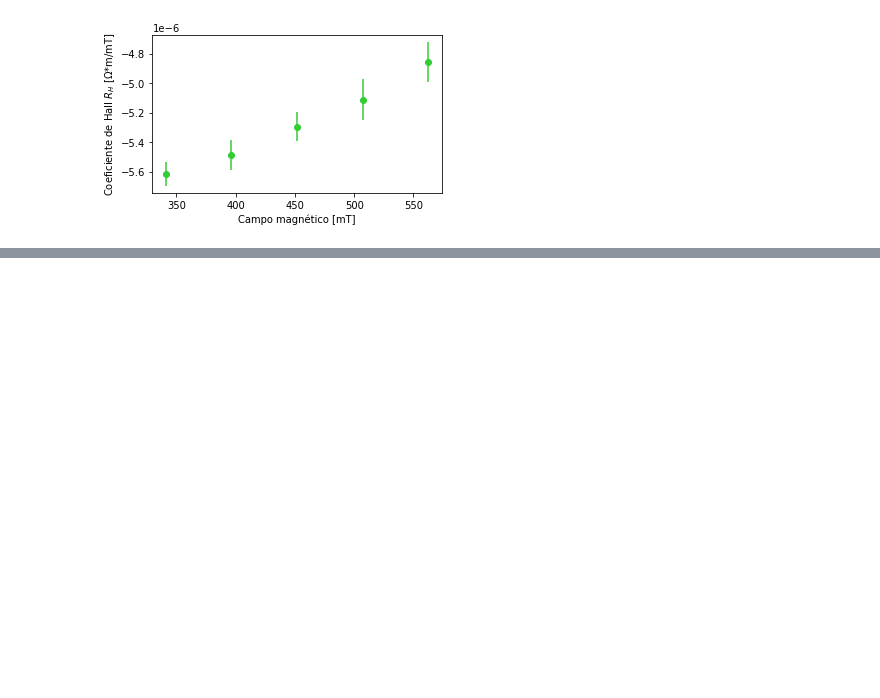
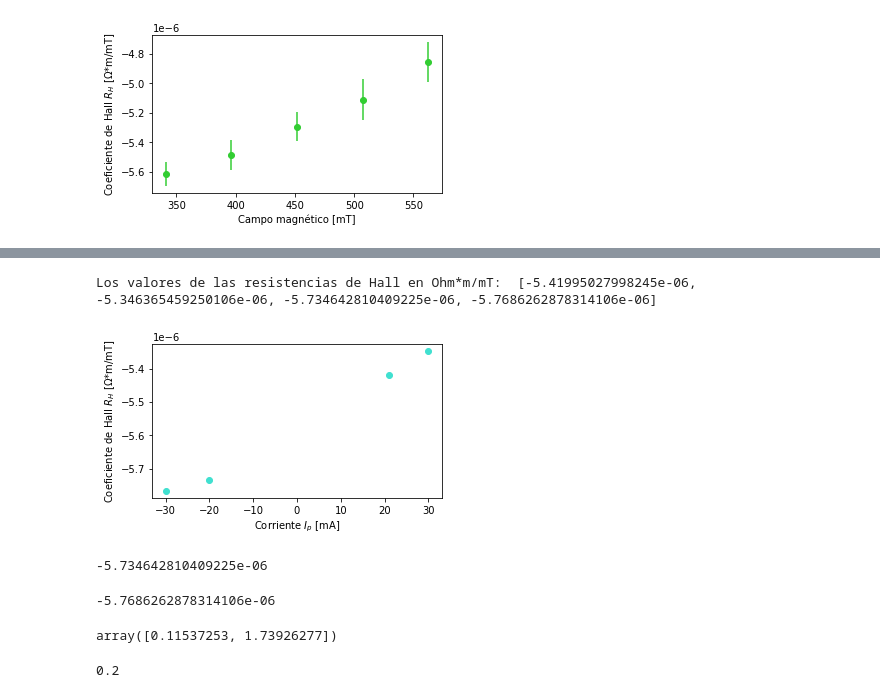
Before and after one commit to sofiaalvarezlopez/Laboratorio-Intermedio, a Jupyter notebook: Efecto Hall/Efecto Hall.ipynb, the cells around one changed output, grey strips where cells are left out. Saved outputs shown, nothing was run; the diff lists cells and outputs as text; code cells hidden in the pictures; blank space fills up the shorter version.

```diff
--- a/Efecto Hall/Efecto Hall.ipynb
+++ b/Efecto Hall/Efecto Hall.ipynb
@@ -192,0 +299,38 @@ plt.savefig('Hall_coeff_tarjeta_n.pdf')
+# %%
+# Esto queda en Ohm*m/mT
+I_p = [20, 30, -20, -30]
+R_H_20_n = R_H_2(popt_20_n[0],I_p[0])
+R_H_30_n = R_H_2(popt_30_n[0],I_p[1])
+R_H_neg_20_n = R_H_2(popt_neg_20_n[0],I_p[2])
+R_H_neg_30_n = R_H_2(popt_neg_30_n[0],I_p[3])
+R_H_n_B = [R_H_20_n, R_H_30_n, R_H_neg_30_n, R_H_neg_20_n]
+#incertidumbres = [pcov_150[0,0], pcov_175[0,0], pcov_200[0,0], pcov_225[0,0]]
+# %%
+print('Los valores de las resistencias de Hall en Ohm*m/mT: ', R_H_n_B)
+# %% [output]
+Los valores de las resistencias de Hall en Ohm*m/mT:  [-5.41995027998245e-06, -5.346365459250106e-06, -5.734642810409225e-06, -5.7686262878314106e-06]
+# %%
+fig, ax = plt.subplots(figsize=(5,5/1.61616))
+plt.scatter(I_p, R_H_n_B, color='turquoise',label='Tarjeta N')
+plt.xlabel('Corriente $I_p$ [mA]')
+plt.ylabel('Coeficiente de Hall $R_H$ [$\Omega$*m/mT]')
+plt.tight_layout()
+plt.savefig('Hall_coeff_tarjeta_n_2.pdf')
+# %% [output]
+[figure, added]
+# %%
+popt_neg_30_n[0]*w/(-30)
+# %% [output]
+-5.734642810409225e-06
+# %%
+popt_neg_20_n[0]*w/(-20)
+# %% [output]
+-5.7686262878314106e-06
+# %%
+popt_neg_20_n
+# %% [output]
+array([0.11537253, 1.73926277])
+# %%
+np.round(popt_neg_30_n[0],1)
+# %% [output]
+0.2
```
Also changed, not shown: parts of 17 cells of this notebook, 10 other files.
